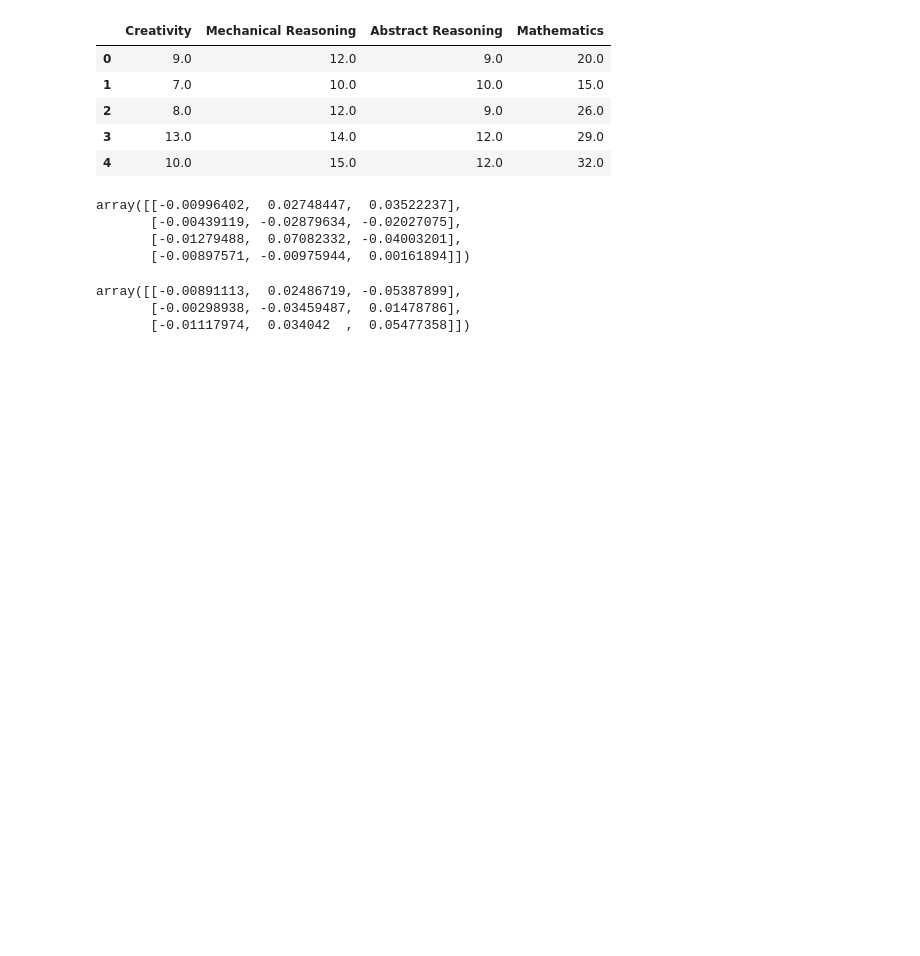
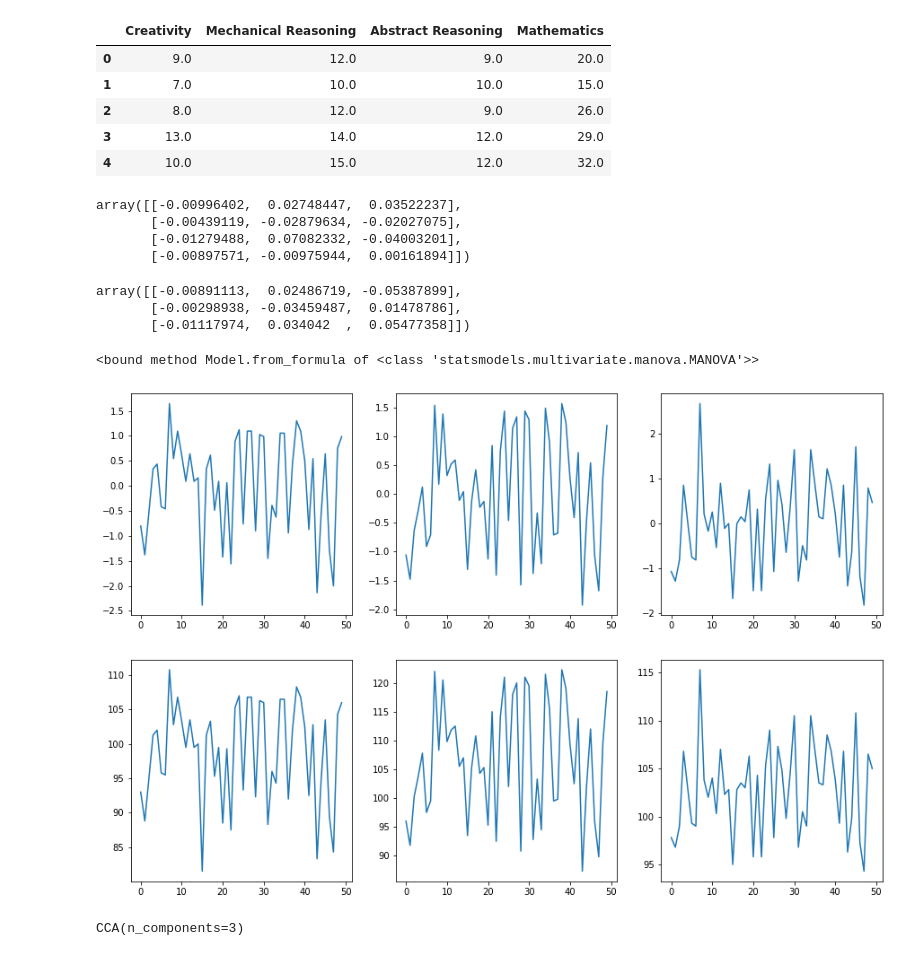
Before and after one commit to solothinker/CCA, a Jupyter notebook: CCA_example.ipynb, the cells around one changed output. Saved outputs shown, nothing was run; the diff lists cells and outputs as text; code cells hidden in the pictures; blank space fills up the shorter version.

```diff
--- a/CCA_example.ipynb
+++ b/CCA_example.ipynb
@@ -81,0 +90,30 @@ array([[-0.00891113,  0.02486719, -0.05387899],
+# %%
+aa.from_formula
+# %% [output]
+<bound method Model.from_formula of <class 'statsmodels.multivariate.manova.MANOVA'>>
+# %%
+sc = StandardScaler(with_mean=True,with_std=True)
+xData = sc.fit_transform(Xdf)
+yData = sc.fit_transform(Ydf)
+# %%
+plt.figure(figsize=[15,10])
+plt.subplot(2,3,1)
+plt.plot(xData[:,0])
+plt.subplot(2,3,2)
+plt.plot(xData[:,1])
+plt.subplot(2,3,3)
+plt.plot(xData[:,2])
+plt.subplot(2,3,4)
+plt.plot(Xdf[Xdf.columns[0]])
+plt.subplot(2,3,5)
+plt.plot(Xdf[Xdf.columns[1]])
+plt.subplot(2,3,6)
+plt.plot(Xdf[Xdf.columns[2]])
+plt.show()
+# %% [output]
+[figure, added]
+# %%
+model = CCA(n_components=3)
+model.fit(xData,yData)
+# %% [output]
+CCA(n_components=3)
```
Also changed, not shown: parts of 13 cells of this notebook.
